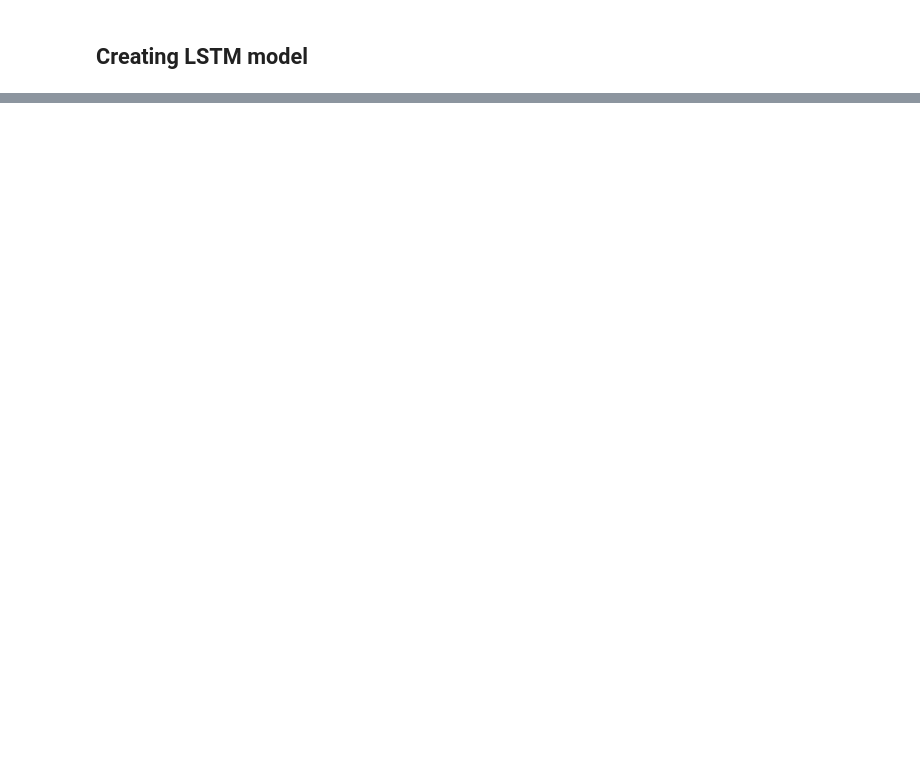
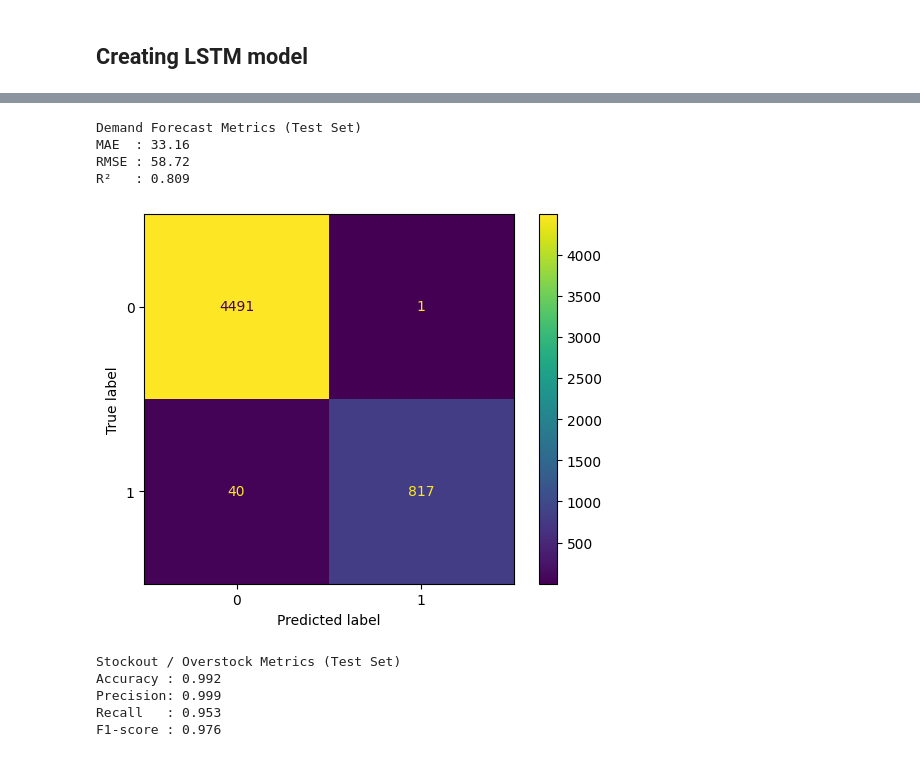
Before and after one commit to anshul-guleria/Demand-Supply-Gap-Prediction, a Jupyter notebook: src/training_using_lstm.ipynb, the cells around one changed output, grey strips where cells are left out. Saved outputs shown, nothing was run; the diff lists cells and outputs as text; code cells hidden in the pictures; blank space fills up the shorter version.

```diff
--- a/src/training_using_lstm.ipynb
+++ b/src/training_using_lstm.ipynb
@@ -281,0 +253,26 @@ plt.show()
+# %%
+X_time, X_prod, X_cat, y, supply_seq = create_sequences(df)
+
+split = int(0.8 * len(y))
+
+X_time_tr, X_time_te = X_time[:split], X_time[split:]
+X_prod_tr, X_prod_te = X_prod[:split], X_prod[split:]
+X_cat_tr, X_cat_te = X_cat[:split], X_cat[split:]
+y_tr, y_te = y[:split], y[split:]
+# %%
+from tensorflow.keras.callbacks import EarlyStopping
+
+early_stop = EarlyStopping(
+    monitor="val_mae",
+    patience=5,
+    restore_best_weights=True
+)
+
+model.fit(
+    [X_time_tr, X_prod_tr, X_cat_tr],
+    y_tr,
+    validation_split=0.1,
+    epochs=50,
+    batch_size=64,
+    callbacks=[early_stop]
+)
@@ -281,0 +301,11 @@ plt.show()
+# %%
+# Forecasting on test data
+
+supply_tr, supply_te = supply_seq[:split], supply_seq[split:]
+
+y_pred_scaled = model.predict([X_time_te, X_prod_te, X_cat_te])
+y_pred = scaler.inverse_transform(y_pred_scaled)
+y_true = scaler.inverse_transform(y_te.reshape(-1, 1))
+
+# Gap logic
+gap = y_pred.flatten() - supply_te.flatten()
@@ -281,0 +314,39 @@ plt.show()
+# %%
+mae = mean_absolute_error(y_true, y_pred)
+rmse = np.sqrt(mean_squared_error(y_true, y_pred))
+r2 = r2_score(y_true, y_pred)
+
+print("Demand Forecast Metrics (Test Set)")
+print(f"MAE  : {mae:.2f}")
+print(f"RMSE : {rmse:.2f}")
+print(f"R²   : {r2:.3f}")
+# %% [output]
+Demand Forecast Metrics (Test Set)
+MAE  : 33.16
+RMSE : 58.72
+R²   : 0.809
+# %%
+actual_stockout = (y_true.flatten() > supply_te.flatten()).astype(int)
+pred_stockout   = (y_pred.flatten() > supply_te.flatten()).astype(int)
+# %%
+ConfusionMatrixDisplay(confusion_matrix(actual_stockout, pred_stockout)).plot()
+plt.show()
+# %% [output]
+[figure, added]
+# %%
+acc = accuracy_score(actual_stockout, pred_stockout)
+prec = precision_score(actual_stockout, pred_stockout)
+rec = recall_score(actual_stockout, pred_stockout)
+f1 = f1_score(actual_stockout, pred_stockout)
+
+print("Stockout / Overstock Metrics (Test Set)")
+print(f"Accuracy : {acc:.3f}")
+print(f"Precision: {prec:.3f}")
+print(f"Recall   : {rec:.3f}")
+print(f"F1-score : {f1:.3f}")
+# %% [output]
+Stockout / Overstock Metrics (Test Set)
+Accuracy : 0.992
+Precision: 0.999
+Recall   : 0.953
+F1-score : 0.976
```
Also changed, not shown: parts of 40 cells of this notebook, 16 other files.
